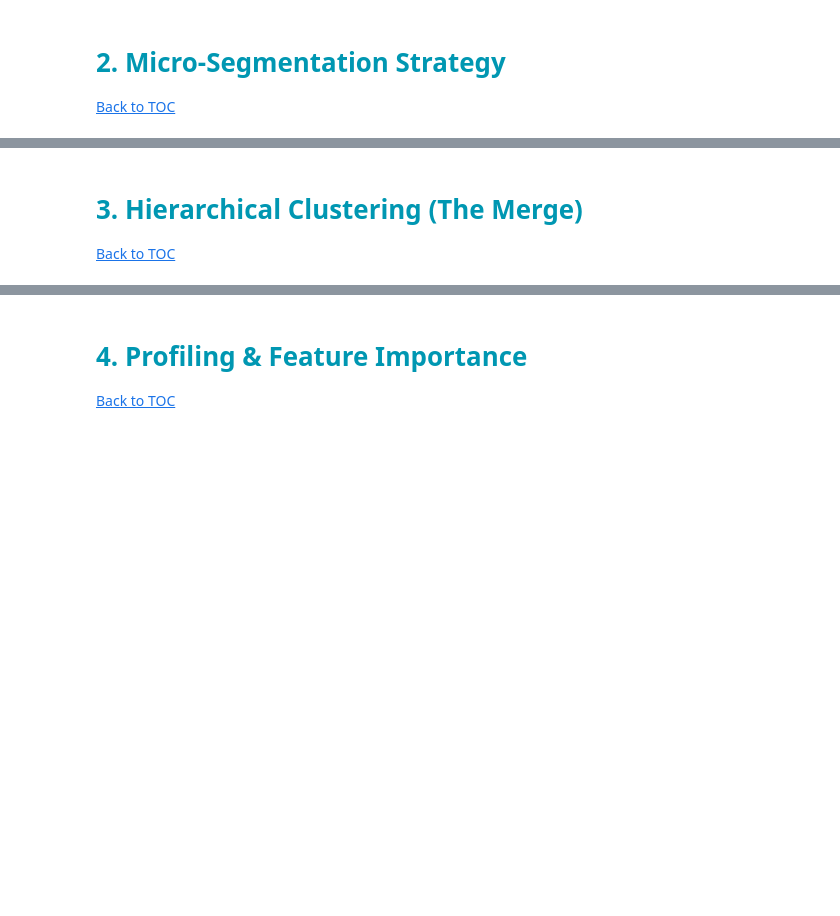
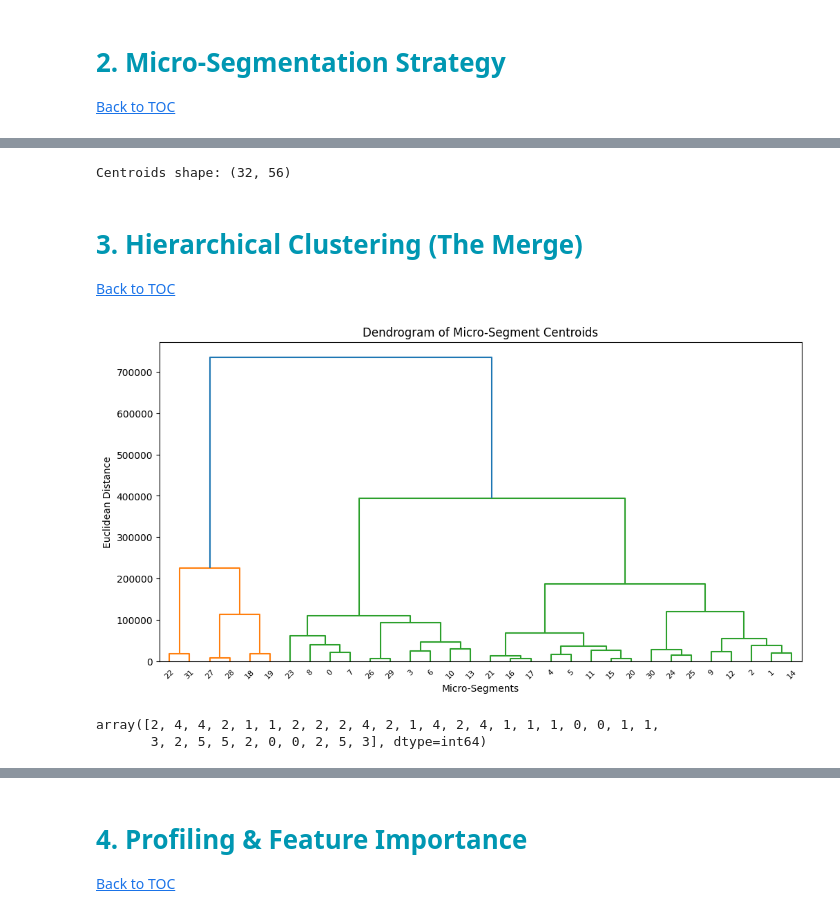
Before and after one commit to andrerangelferreira/DataMiningProject_AIAI_Group51, a Jupyter notebook: notebooks/Cluster_Merged.ipynb, the cells around one changed output, grey strips where cells are left out. Drawn from its saved outputs; the diff is of its cells as text; code cells hidden in the pictures; blank space fills up the shorter version.

Commit message:
continued improving merged clusters

```diff
--- a/notebooks/Cluster_Merged.ipynb
+++ b/notebooks/Cluster_Merged.ipynb
@@ -64,15 +66,15 @@ df_merged['Engagement_Label'] = decode_ohe_segments(
     df_eng, prefix='seg_'
 )
 # %%
-df_merged['Value_Label_Code'] = pd.factorize(df_merged['Value_Label'])[0]
-df_merged['Behavior_Label_Code'] = pd.factorize(df_merged['Behavior_Label'])[0]
-df_merged['Engagement_Label_Code'] = pd.factorize(df_merged['Engagement_Label'])[0]
+#df_merged['Value_Label_Code'] = pd.factorize(df_merged['Value_Label'])[0]
+#df_merged['Behavior_Label_Code'] = pd.factorize(df_merged['Behavior_Label'])[0]
+#df_merged['Engagement_Label_Code'] = pd.factorize(df_merged['Engagement_Label'])[0]
 # %%
-features_to_exclude = ['Value_Label_Code', 'Behavior_Label_Code', 'Engagement_Label_Code']
+#features_to_exclude = ['Value_Label_Code', 'Behavior_Label_Code', 'Engagement_Label_Code']
 
 # Also exclude any One-Hot Encoded segment columns (starting with 'seg_')
 # ensuring we don't count the labels twice
-features_to_exclude += [c for c in df_merged.columns if c.startswith('seg_')]
+features_to_exclude = [c for c in df_merged.columns if c.startswith('seg_')]
 features_to_exclude += [c for c in df_merged.columns if c.startswith('cluster_')]
 
 # but this logic works if your dataframe only contains relevant metric columns.
@@ -140,30 +113,0 @@ df_centroids
-# %%
-features_to_exclude = ['Micro_Segment', 'Value_Label', 'Behavior_Label', 'Engagement_Label']
-
-# Also exclude any One-Hot Encoded segment columns (starting with 'seg_')
-# ensuring we don't count the labels twice
-features_to_exclude += [c for c in df_merged.columns if c.startswith('seg_')]
-features_to_exclude += [c for c in df_merged.columns if c.startswith('cluster_')]
-
-# 3. Define Metric Features (The variables to calculate Centroids on)
-# NOTE: As discussed, it is safer to use an explicit list of "Active Variables",
-# but this logic works if your dataframe only contains relevant metric columns.
-metric_features = [c for c in df_merged.columns if c not in features_to_exclude]
-
-print(f"Calculating centroids based on {len(metric_features)} features.")
-
-# 4. Calculate Centroids (Mean of features per micro-segment)
-df_centroids = df_merged.groupby('Micro_Segment')[metric_features].mean()
-
-# 5. Scale the centroids before Hierarchical Clustering
-scaler = StandardScaler()
-centroids_scaled = scaler.fit_transform(df_centroids)
-
-df_centroids_scaled = pd.DataFrame(
-    centroids_scaled,
-    index=df_centroids.index,
-    columns=df_centroids.columns
-)
-
-# Check the result
-print(df_centroids_scaled.head())
@@ -170,15 +147,21 @@ print(df_centroids_scaled.head())
+# %%
+print(f"\nCentroids shape: {df_centroids.shape}")
+# %% [output]
+Centroids shape: (32, 56)
 # %% [markdown]
 # <span style="color:#0097b2">3. Hierarchical Clustering (The Merge)</span>
 [Back to TOC](#toc)
 # %%
 plt.figure(figsize=(12, 6))
 plt.title('Dendrogram of Micro-Segment Centroids')
-dendrogram = dendrogram(linkage(df_centroids_scaled, method='ward'))
+dendrogram = dendrogram(linkage(df_centroids, method='ward'))
 plt.xlabel('Micro-Segments')
 plt.ylabel('Euclidean Distance')
 plt.show()
+# %% [output]
+[figure, added]
 # %%
-n_final_clusters = 8
+n_final_clusters = 6
 
 hclust_final = AgglomerativeClustering(
     linkage='ward',
@@ -187,6 +170,9 @@ hclust_final = AgglomerativeClustering(
 
 hclust_final_labels = hclust_final.fit_predict(df_centroids)
 hclust_final_labels
+# %% [output]
+array([2, 4, 4, 2, 1, 1, 2, 2, 2, 4, 2, 1, 4, 2, 4, 1, 1, 1, 0, 0, 1, 1,
+       3, 2, 5, 5, 2, 0, 0, 2, 5, 3], dtype=int64)
 # %%
 # Add to centroids dataframe
 df_centroids['merged_labels'] = hclust_final_labels
```
Also changed, not shown: parts of 21 cells of this notebook.
